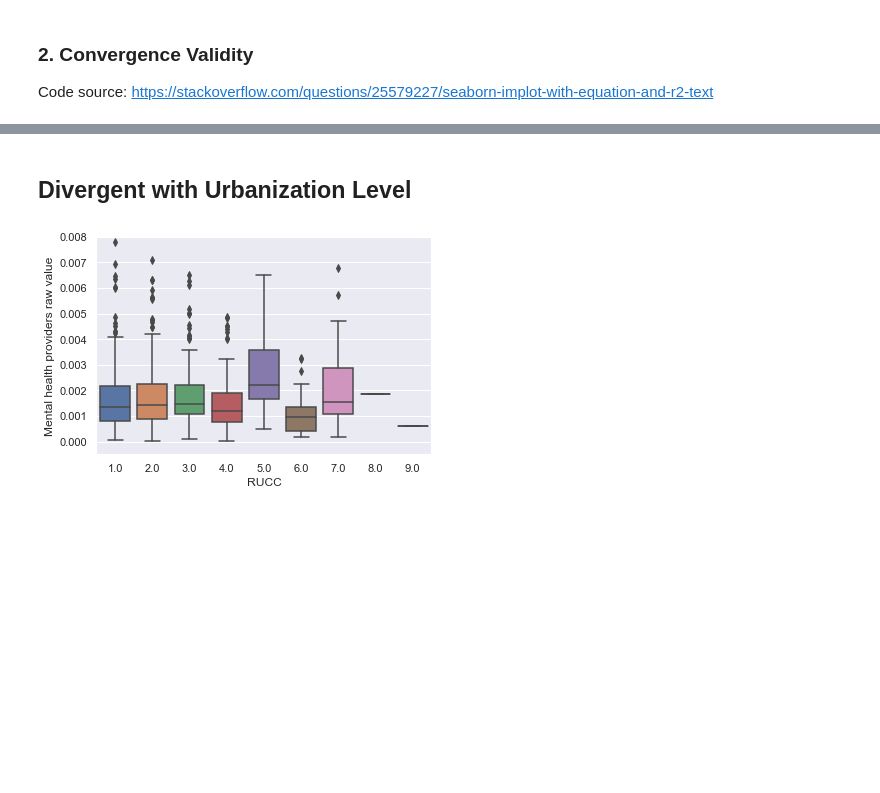
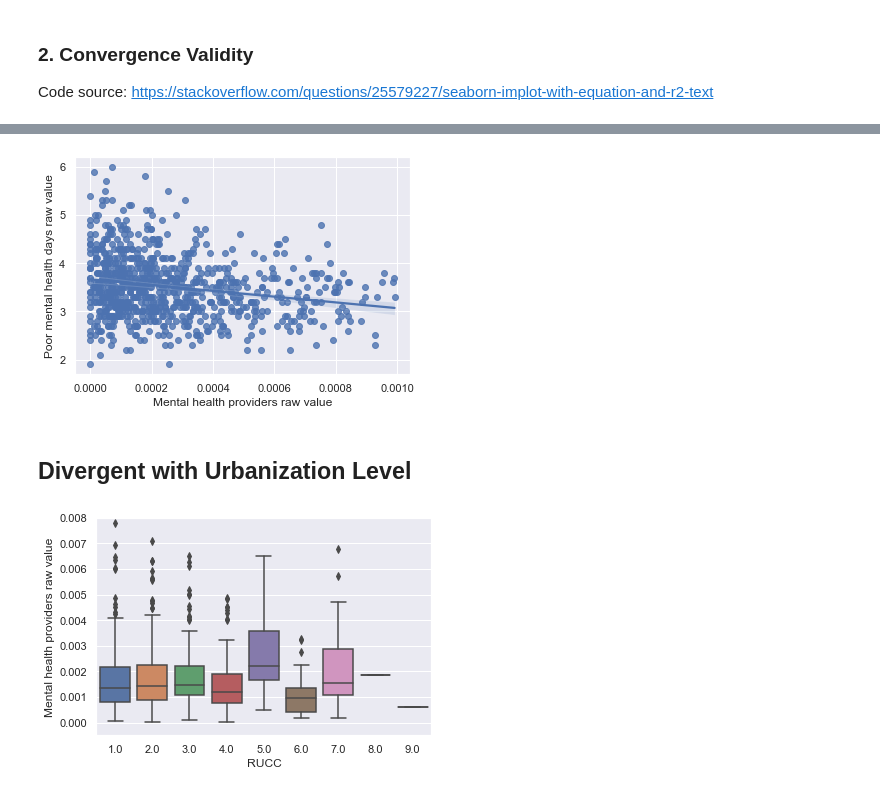
Before and after one commit to abhishekbabu/cse481ds-mental-health, a Jupyter notebook: notebooks/county_level/mental-health-providers-validity.ipynb, the cells around one changed output, grey strips where cells are left out. Saved outputs shown, nothing was run; the diff lists cells and outputs as text; code cells hidden in the pictures; blank space fills up the shorter version.

```diff
--- a/notebooks/county_level/mental-health-providers-validity.ipynb
+++ b/notebooks/county_level/mental-health-providers-validity.ipynb
@@ -83,3 +107,11 @@ ValueError: array must not contain infs or NaNs
+# %%
+threshold = (df_mental_provider['Release Year'] == 2011) & (df_mental_provider['Mental health providers raw value'] < 0.001)
+# %%
+p = sns.regplot(x="Mental health providers raw value", y="Poor mental health days raw value", data=df_mental_provider[threshold])
+
+plt.show()
+# %% [output]
+[figure, added]
 # %% [markdown]
 ## Divergent with Urbanization Level
 # %%
```
Also changed, not shown: parts of 5 cells of this notebook.
